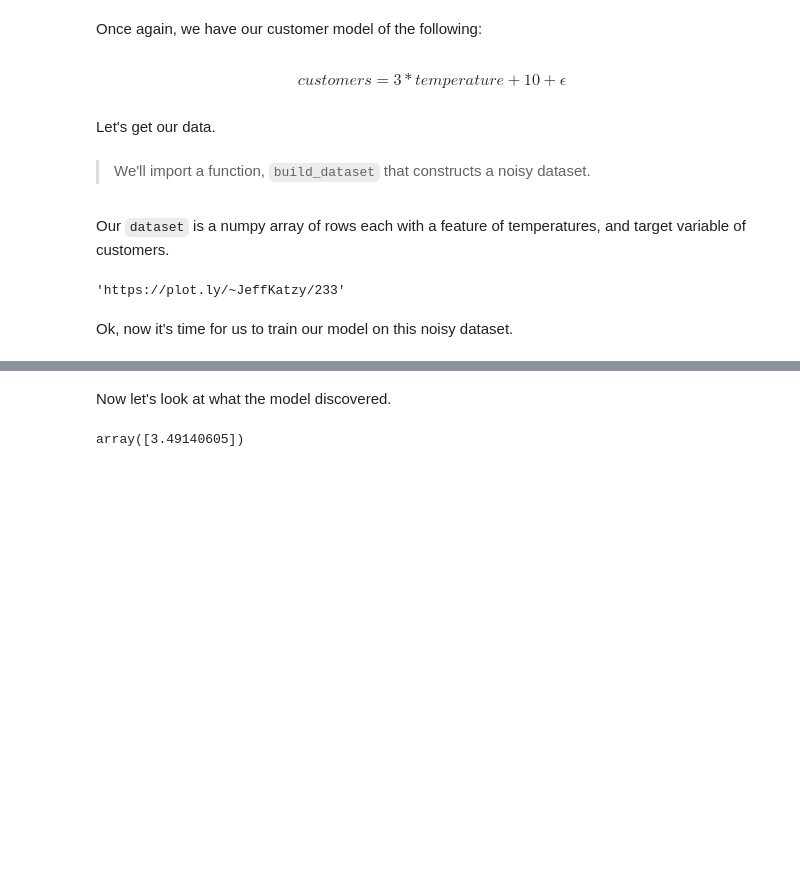
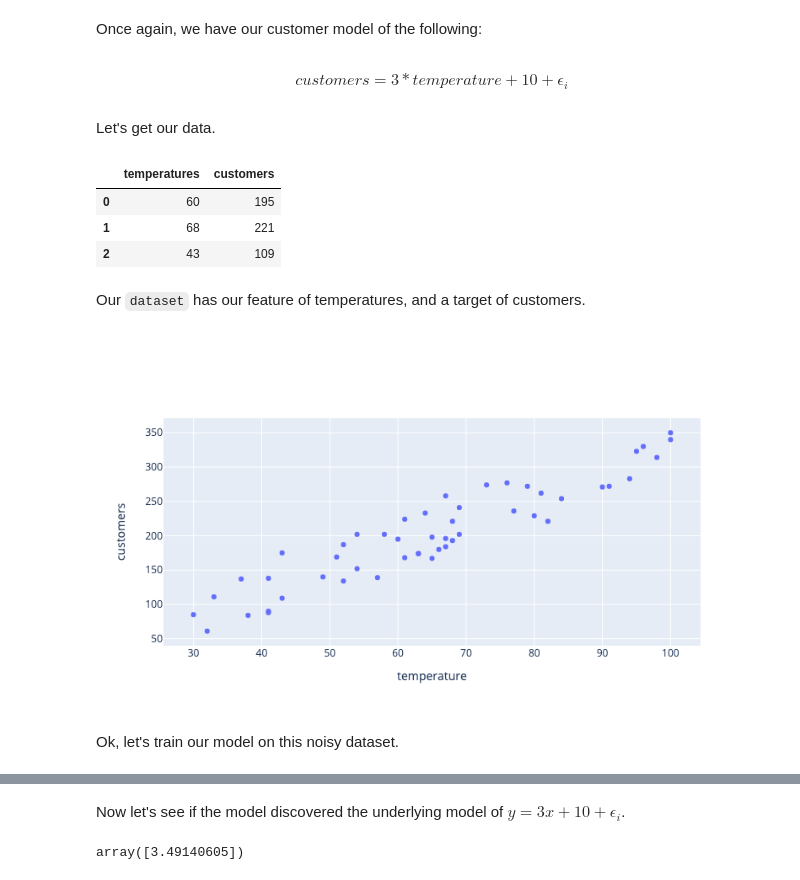
Before and after one commit to KarenKYu/train-test-split, a Jupyter notebook: 4-variance/3-variance.ipynb, the cells around one changed output, grey strips where cells are left out. Cells and saved outputs as stored; diff of their text form; code cells hidden in the pictures; blank space fills up the shorter version.

```diff
--- a/4-variance/3-variance.ipynb
+++ b/4-variance/3-variance.ipynb
@@ -17,8 +17,6 @@ This is more realistic.  In real life, we don't train our model that perfectly m
 # %% [markdown]
 Once again, we have our customer model of the following:
 # %% [markdown]
-$$customers = 3*temperature + 10 + \epsilon $$
+$$customers = 3*temperature + 10 + \epsilon_i $$
 # %% [markdown]
 Let's get our data.
-# %% [markdown]
-> We'll import a function, `build_dataset` that constructs a noisy dataset.
@@ -31,2 +23,12 @@ dataset = build_data_set()
+# %%
+import pandas as pd
+df = pd.read_csv('./customers_with_errors.csv', index_col = 0)
+# %%
+df[:3]
+# %% [output]
+|  | temperatures | customers |
+| 0 | 60 | 195 |
+| 1 | 68 | 221 |
+| 2 | 43 | 109 |
 # %% [markdown]
-Our `dataset` is a numpy array of rows each with a feature of temperatures, and target variable of customers.
+Our `dataset` has our feature of temperatures, and a target of customers.
@@ -36,13 +35,15 @@ noisy_customers = dataset[:, 1]
+# %%
+temperatures = df['temperatures'].to_numpy()
+noisy_customers = df['customers']
 # %%
-from graph import trace_values, plot
-import plotly.plotly as py
-data_trace = trace_values(temperatures, noisy_customers, name = 'initial data')
+import plotly.graph_objects as go
+data_trace = go.Scatter(x = temperatures, y = noisy_customers, name = 'initial data', mode = 'markers')
 layout = {'yaxis': {'title': 'customers'}, 'xaxis': {'title': 'temperature'}}
-py.plot([data_trace], layout = layout)
+go.Figure([data_trace], layout = layout)
 # %% [output]
-'https://plot.ly/~JeffKatzy/233'
+[figure, added]
 # %% [markdown]
-Ok, now it's time for us to train our model on this noisy dataset.
+Ok, let's train our model on this noisy dataset.
 # %%
 from sklearn.linear_model import LinearRegression
 initial_model = LinearRegression()
@@ -53,5 +56,5 @@ LinearRegression(copy_X=True, fit_intercept=True, n_jobs=None,
 # %% [markdown]
-Now let's look at what the model discovered.
+Now let's see if the model discovered the underlying model of $y = 3x + 10 + \epsilon_i$.
 # %%
 initial_model.coef_
 # %% [output]
```
Also changed, not shown: parts of 14 cells of this notebook, 4 other files.
